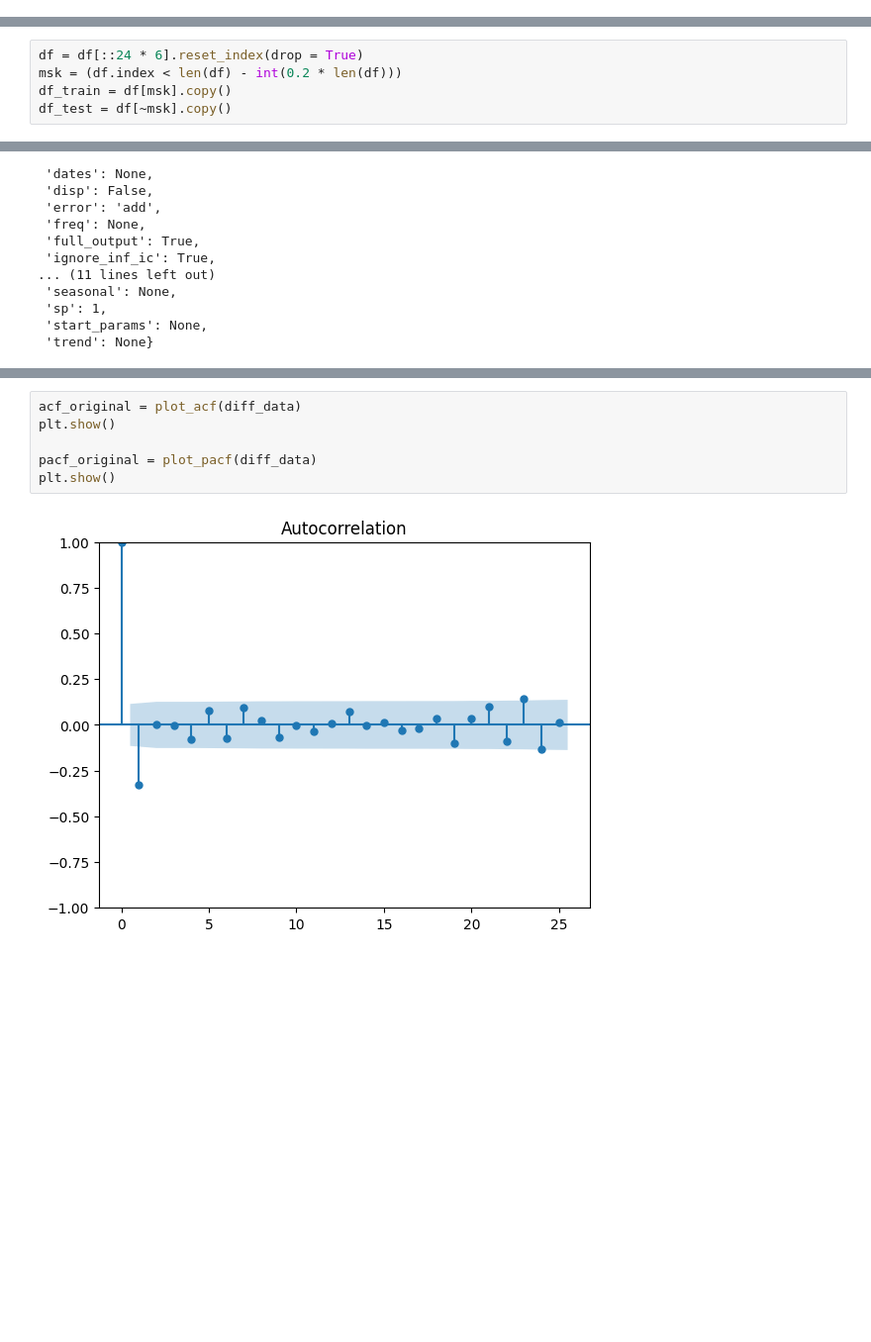
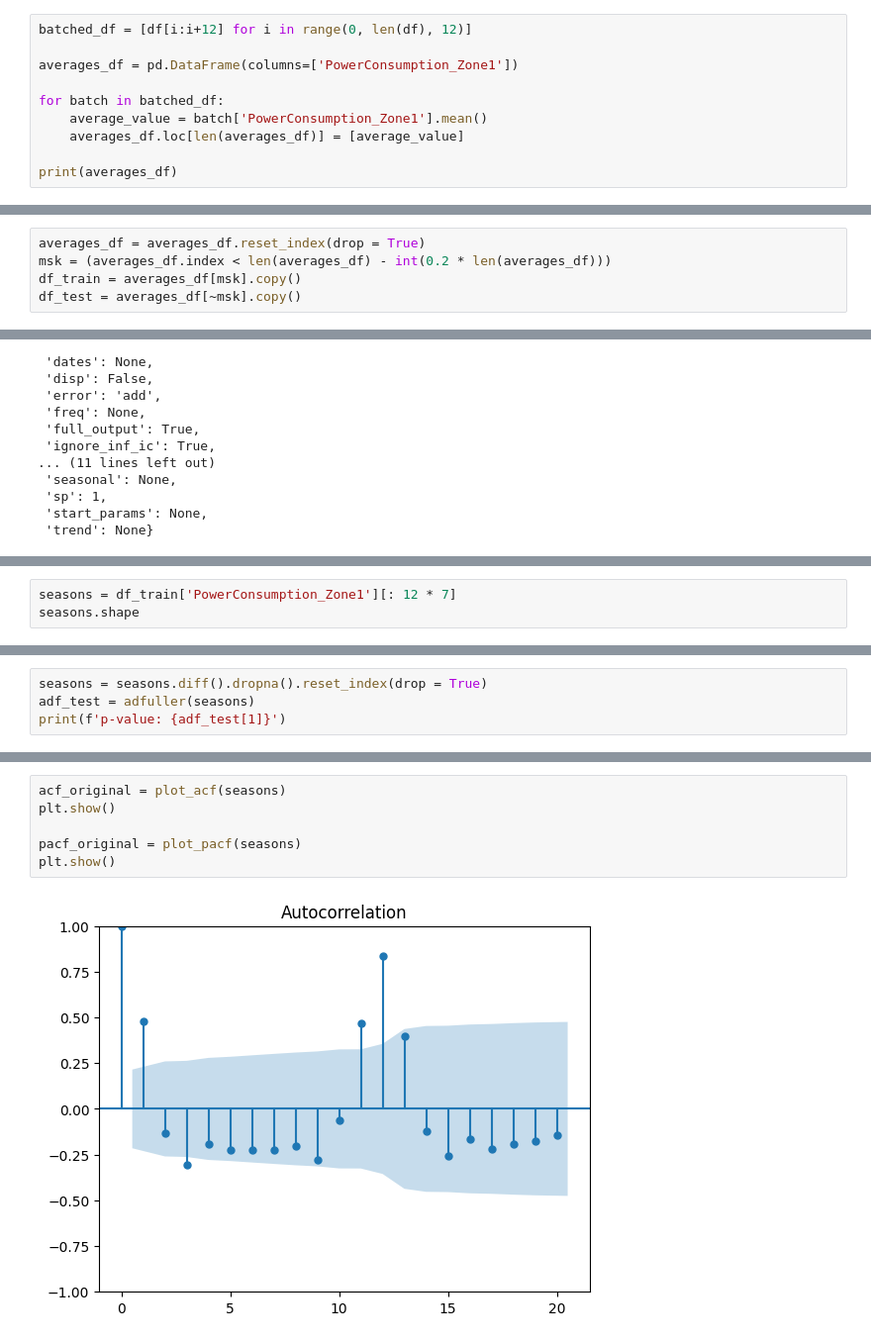
Before and after one commit to InnerShadow/Organization-of-data-processing, a Jupyter notebook: Lab3_5/lab3_5.ipynb, the cells around one changed output, grey strips where cells are left out. Shown at 99% size. Cells and saved outputs as stored; diff of their text form; blank space fills up the shorter version.

```diff
--- a/Lab3_5/lab3_5.ipynb
+++ b/Lab3_5/lab3_5.ipynb
@@ -54,0 +72,10 @@ dtype: int64
+# %%
+batched_df = [df[i:i+12] for i in range(0, len(df), 12)]
+
+averages_df = pd.DataFrame(columns=['PowerConsumption_Zone1'])
+
+for batch in batched_df:
+    average_value = batch['PowerConsumption_Zone1'].mean()
+    averages_df.loc[len(averages_df)] = [average_value]
+
+print(averages_df)
@@ -55,6 +97,6 @@ dtype: int64
 # %%
-df = df[::24 * 6].reset_index(drop = True)
-msk = (df.index < len(df) - int(0.2 * len(df)))
-df_train = df[msk].copy()
-df_test = df[~msk].copy()
+averages_df = averages_df.reset_index(drop = True)
+msk = (averages_df.index < len(averages_df) - int(0.2 * len(averages_df)))
+df_train = averages_df[msk].copy()
+df_test = averages_df[~msk].copy()
 # %%
@@ -205,0 +239,3 @@ diff_data.isna().sum()
+# %%
+seasons = df_train['PowerConsumption_Zone1'][: 12 * 7]
+seasons.shape
@@ -210,0 +254,4 @@ p-value: 1.8456376504337972e-29
+# %%
+seasons = seasons.diff().dropna().reset_index(drop = True)
+adf_test = adfuller(seasons)
+print(f'p-value: {adf_test[1]}')
@@ -216,8 +265,8 @@ diff_data.plot()
 # %%
-acf_original = plot_acf(diff_data)
+acf_original = plot_acf(seasons)
 plt.show()
 
-pacf_original = plot_pacf(diff_data)
+pacf_original = plot_pacf(seasons)
 plt.show()
 # %% [output]
-[figure, old version]
+[figure, new version]
```
Also changed, not shown: parts of 39 cells of this notebook.
